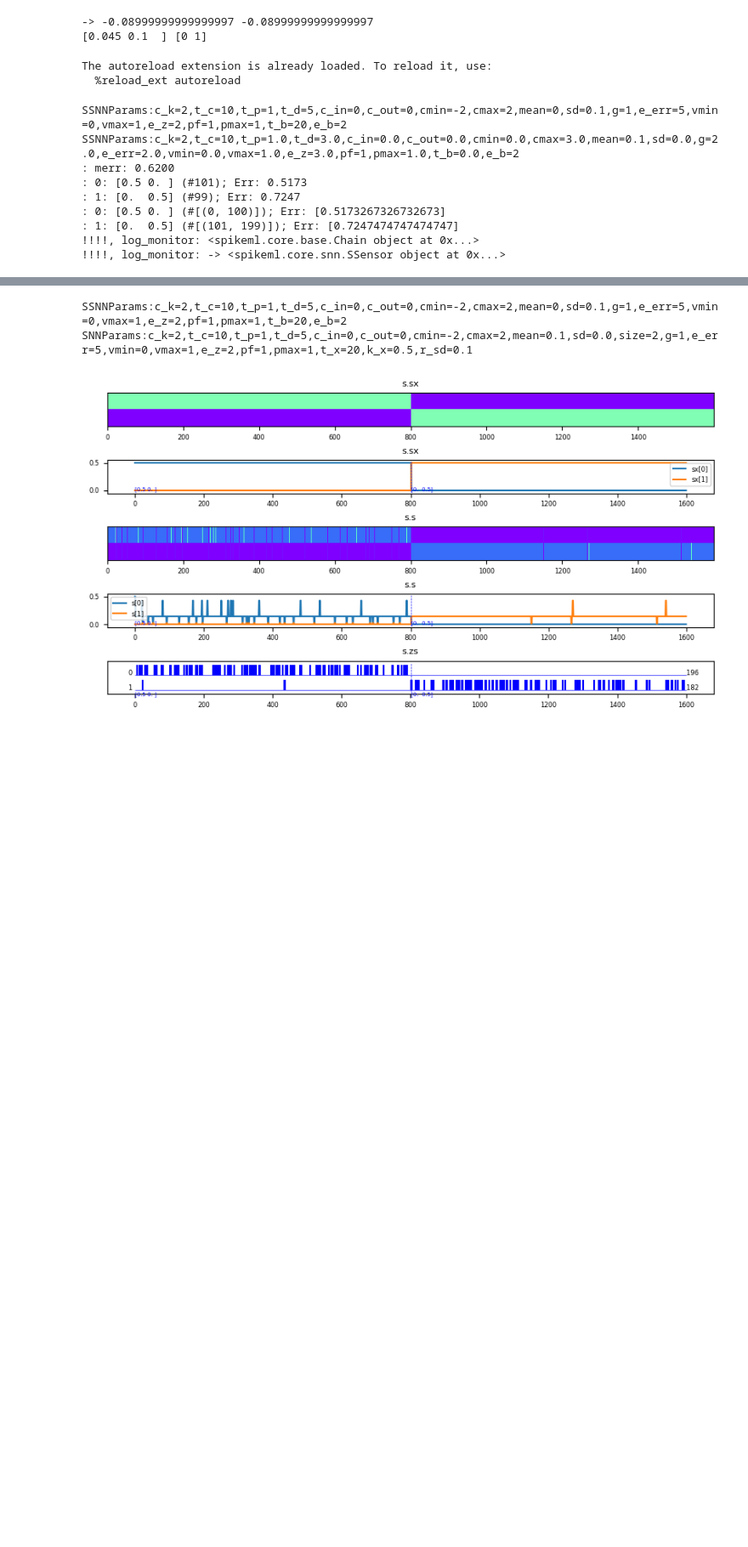
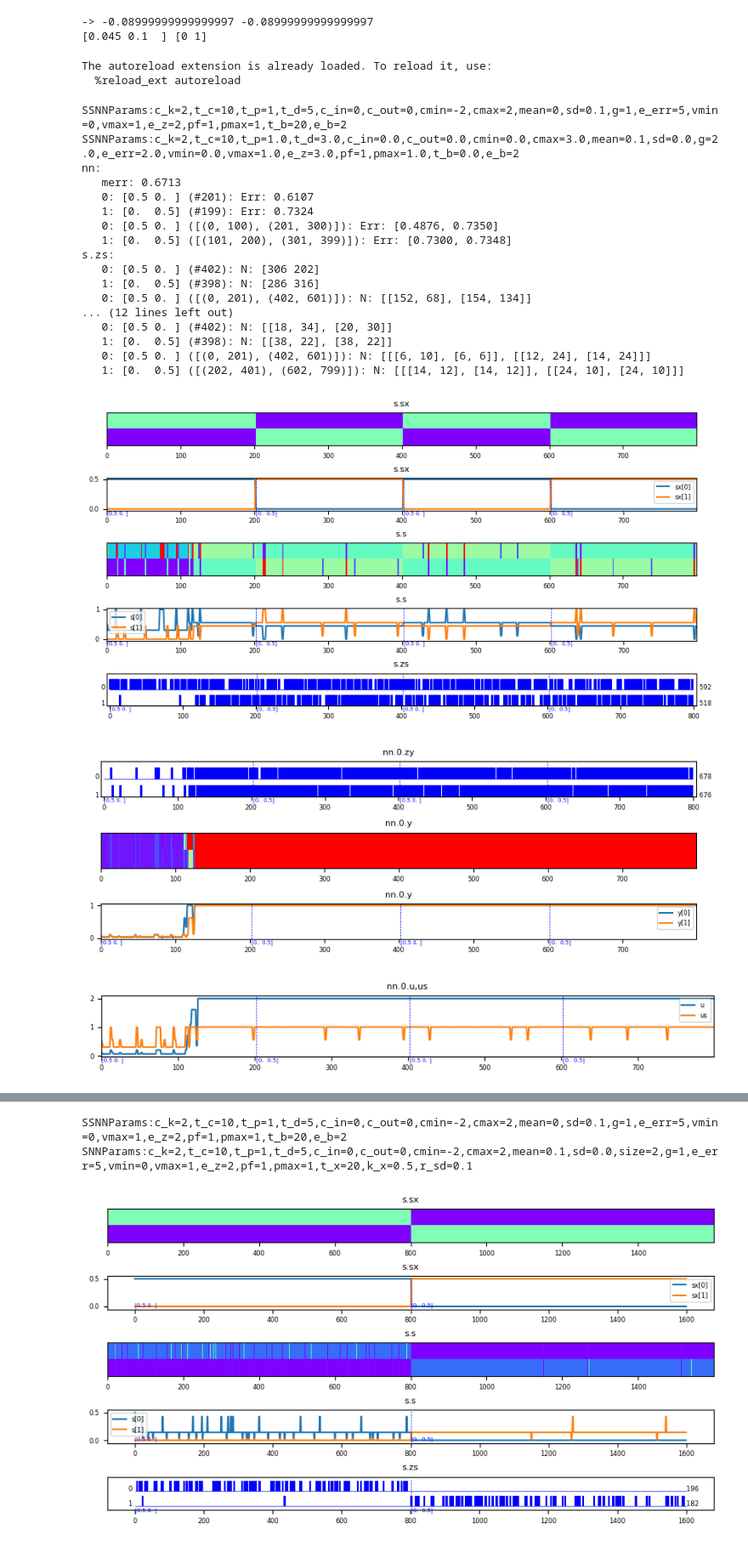
Before and after one commit to einnovator/spikeml, a Jupyter notebook: nb/snn.ipynb, the cells around one changed output, grey strips where cells are left out. Shown at 85% size. Drawn from its saved outputs; the diff is of its cells as text; code cells hidden in the pictures; blank space fills up the shorter version.

Commit message:
add: log_monitor

```diff
--- a/nb/snn.ipynb
+++ b/nb/snn.ipynb
@@ -846,35 +846,46 @@ The autoreload extension is already loaded. To reload it, use:
 # %%
 
 print(SSNNParams().fmt())
-params = SSNNParams(g=2, pmax=1, e_err=2, t_p=1, t_d=3, mean=0.1, sd=0,
+params = SSNNParams(g=2, pmax=.8, e_err=2, t_p=1, t_d=3, mean=0.1, sd=0,
                     t_b=0, t_tdp=10, e_z=3, vmin=0, vmax=1, cmax=3, cmin=0, c_in=0, c_out= 0) #-1.5
 print(params.fmt())
 
-ss_0_1 = signal_pulse(2, T=100, L=1, s=[0,1], value=.5)
+ss_0_1 = signal_pulse(2, T=100, L=2, s=[0,1], value=.5)
 ss_0_1_= signal_pulse(2, T=100, L=1, s=[0,-1,1,-1], value=.5)
 ss_0= signal_pulse(2, T=500, L=1, s=[0], value=.5)
 ss=ss_0_1
 
 SIZE=2
 #SIZE=2
 #SIZE=[2,2]
 #SIZE=[(5,2),2]
 #SIZE=[(3,2),3,2])
 #SIZE=[(2,3),(3,3), (3,2)])
 
 options = None
 #options = {'log.matrix': False, 'log.err': False}
 
 
 result = test_run_ssnn(size=SIZE, ss=ss, params=params, log_step=-1, options=options)
 result
 # %% [output]
 SSNNParams:c_k=2,t_c=10,t_p=1,t_d=5,c_in=0,c_out=0,cmin=-2,cmax=2,mean=0,sd=0.1,g=1,e_err=5,vmin=0,vmax=1,e_z=2,pf=1,pmax=1,t_b=20,e_b=2
 SSNNParams:c_k=2,t_c=10,t_p=1.0,t_d=3.0,c_in=0.0,c_out=0.0,cmin=0.0,cmax=3.0,mean=0.1,sd=0.0,g=2.0,e_err=2.0,vmin=0.0,vmax=1.0,e_z=3.0,pf=1,pmax=1.0,t_b=0.0,e_b=2
-: merr: 0.6200
-: 0: [0.5 0. ] (#101); Err: 0.5173
-: 1: [0.  0.5] (#99); Err: 0.7247
-: 0: [0.5 0. ] (#[(0, 100)]); Err: [0.5173267326732673]
-: 1: [0.  0.5] (#[(101, 199)]); Err: [0.7247474747474747]
-!!!!, log_monitor: <spikeml.core.base.Chain object at 0x...>
-!!!!, log_monitor: -> <spikeml.core.snn.SSensor object at 0x...>
+nn:
+   merr: 0.6713
+   0: [0.5 0. ] (#201): Err: 0.6107
+   1: [0.  0.5] (#199): Err: 0.7324
+   0: [0.5 0. ] ([(0, 100), (201, 300)]): Err: [0.4876, 0.7350]
+   1: [0.  0.5] ([(101, 200), (301, 399)]): Err: [0.7300, 0.7348]
+s.zs:
+   0: [0.5 0. ] (#402): N: [306 202]
+   1: [0.  0.5] (#398): N: [286 316]
+   0: [0.5 0. ] ([(0, 201), (402, 601)]): N: [[152, 68], [154, 134]]
+... (12 lines left out)
+   0: [0.5 0. ] (#402): N: [[18, 34], [20, 30]]
+   1: [0.  0.5] (#398): N: [[38, 22], [38, 22]]
+   0: [0.5 0. ] ([(0, 201), (402, 601)]): N: [[[6, 10], [6, 6]], [[12, 24], [14, 24]]]
+   1: [0.  0.5] ([(202, 401), (602, 799)]): N: [[[14, 12], [14, 12]], [[24, 10], [24, 10]]]
+[figure, added]
+[figure, added]
+[figure, added]
```
Also changed, not shown: parts of 5 cells of this notebook, 7 other files.
